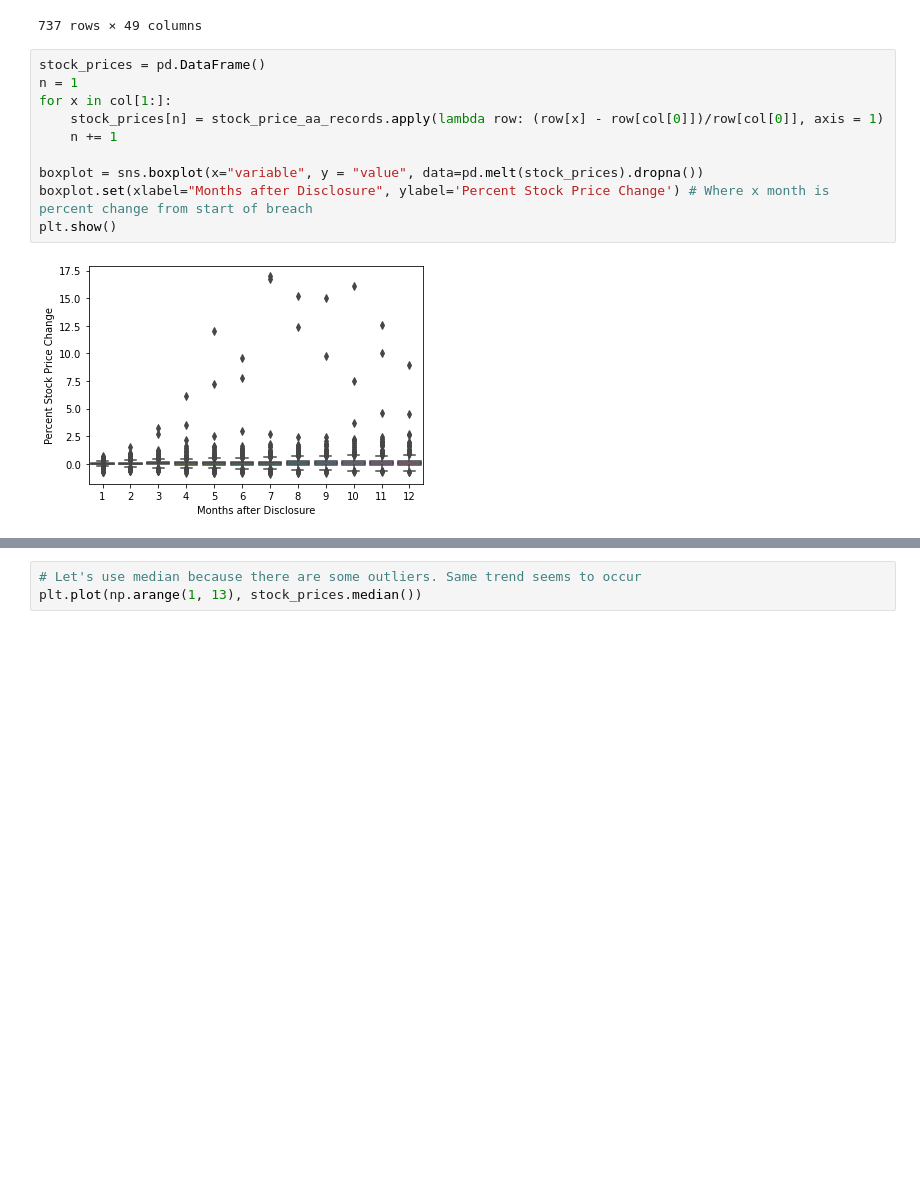
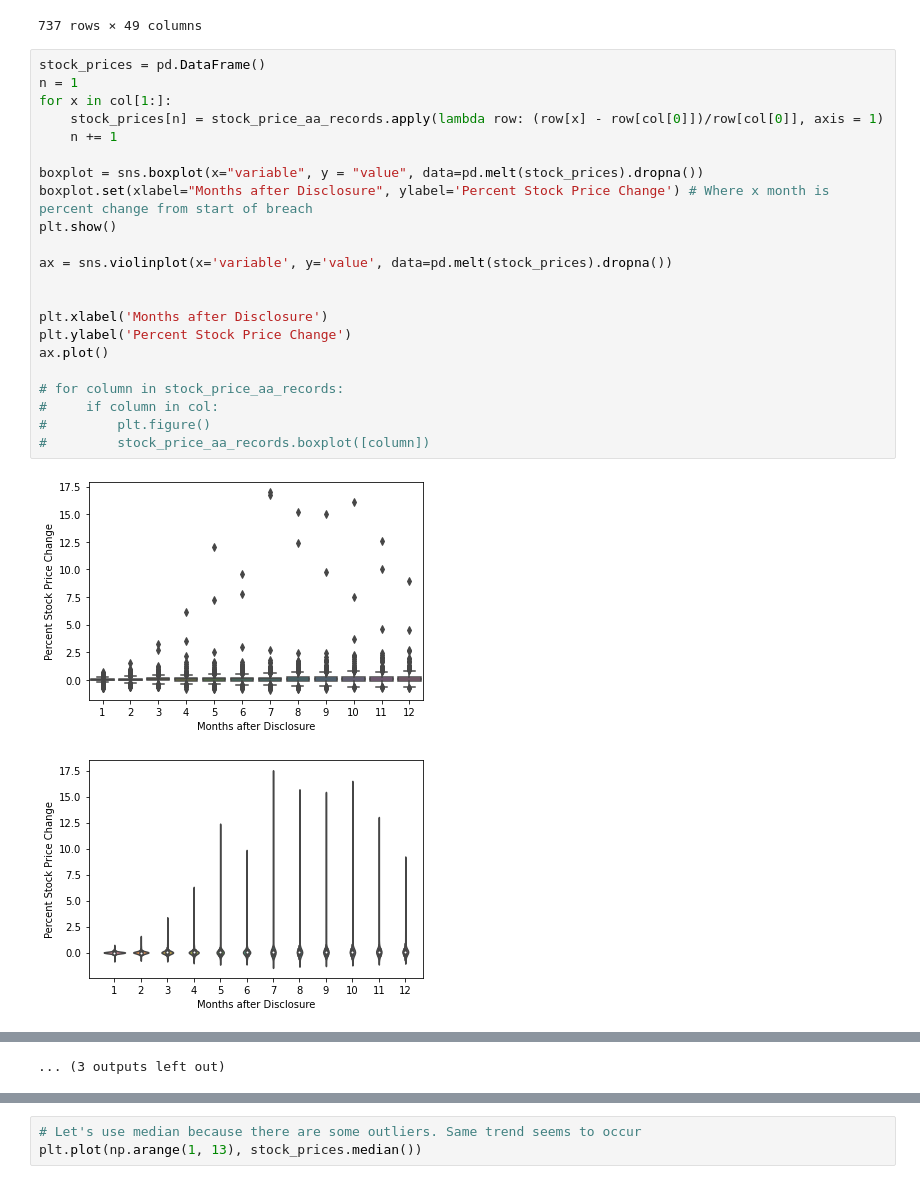
Before and after one commit to Zeyuzhao/BreachPrice, a Jupyter notebook: notebooks/main.ipynb, the cells around one changed output, grey strips where cells are left out. Cells and saved outputs as stored; diff of their text form; blank space fills up the shorter version.

Commit message:
Added some EDA graphs

```diff
--- a/notebooks/main.ipynb
+++ b/notebooks/main.ipynb
@@ -328,12 +330,25 @@ display(stock_price_aa_records)
 # %%
 stock_prices = pd.DataFrame()
 n = 1
 for x in col[1:]:
     stock_prices[n] = stock_price_aa_records.apply(lambda row: (row[x] - row[col[0]])/row[col[0]], axis = 1)
     n += 1
 
 boxplot = sns.boxplot(x="variable", y = "value", data=pd.melt(stock_prices).dropna())
 boxplot.set(xlabel="Months after Disclosure", ylabel='Percent Stock Price Change') # Where x month is percent change from start of breach
 plt.show()
+
+ax = sns.violinplot(x='variable', y='value', data=pd.melt(stock_prices).dropna())
+
+
+plt.xlabel('Months after Disclosure')
+plt.ylabel('Percent Stock Price Change')
+ax.plot()
+
+# for column in stock_price_aa_records:
+#     if column in col:
+#         plt.figure()
+#         stock_price_aa_records.boxplot([column])
 # %% [output]
 [figure]
+[figure, added]
@@ -340,3 +365,4 @@ plt.show()
+... (3 outputs left out)
 # %%
 # It appears that, on average, stock price goes up
 plt.plot(np.arange(1, 13), stock_prices.mean())
```
Also changed, not shown: parts of 6 cells of this notebook.
